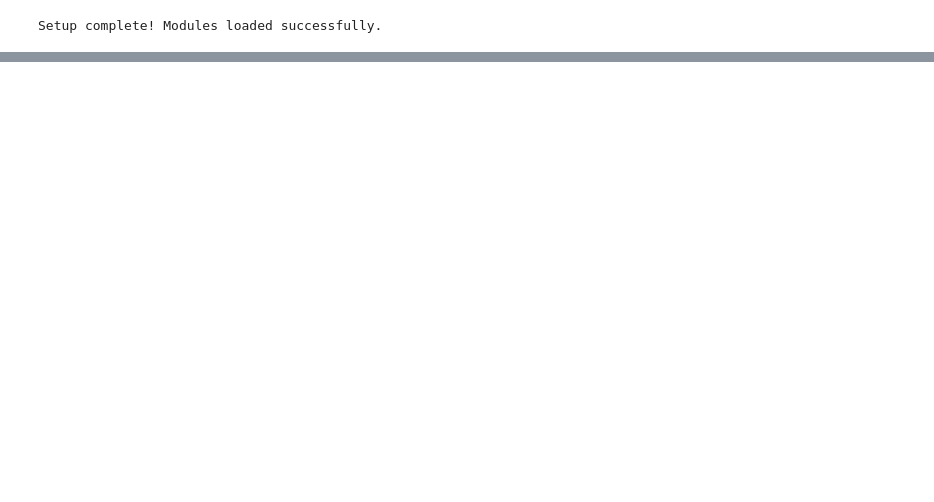
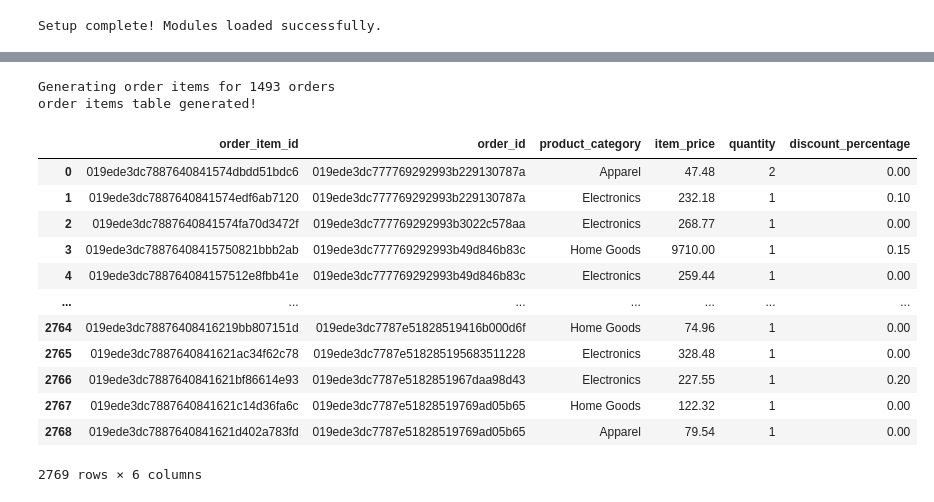
Before and after one commit to ruicchi/ph-ecommerce-data-simulator, a Jupyter notebook: synthetic_data_gen.ipynb, the cells around one changed output, grey strips where cells are left out. Cells and saved outputs as stored; diff of their text form; code cells hidden in the pictures; blank space fills up the shorter version.

```diff
--- a/synthetic_data_gen.ipynb
+++ b/synthetic_data_gen.ipynb
@@ -82,0 +94,19 @@ order items table generated!
+# %%
+test_order_items_df = generate_order_items(df_orders=test_orders_df, df_users=test_users_df, rng=rng)
+display(test_order_items_df)
+# %% [output]
+Generating order items for 1493 orders
+order items table generated!
+|  | order_item_id | order_id | product_category | item_price | quantity | discount_percentage |
+| 0 | 019ede3dc7887640841574dbdd51bdc6 | 019ede3dc777769292993b229130787a | Apparel | 47.48 | 2 | 0.00 |
+| 1 | 019ede3dc7887640841574edf6ab7120 | 019ede3dc777769292993b229130787a | Electronics | 232.18 | 1 | 0.10 |
+| 2 | 019ede3dc7887640841574fa70d3472f | 019ede3dc777769292993b3022c578aa | Electronics | 268.77 | 1 | 0.00 |
+| 3 | 019ede3dc78876408415750821bbb2ab | 019ede3dc777769292993b49d846b83c | Home Goods | 9710.00 | 1 | 0.15 |
+| 4 | 019ede3dc788764084157512e8fbb41e | 019ede3dc777769292993b49d846b83c | Electronics | 259.44 | 1 | 0.00 |
+| ... | ... | ... | ... | ... | ... | ... |
+| 2764 | 019ede3dc78876408416219bb807151d | 019ede3dc7787e51828519416b000d6f | Home Goods | 74.96 | 1 | 0.00 |
+| 2765 | 019ede3dc7887640841621ac34f62c78 | 019ede3dc7787e518285195683511228 | Electronics | 328.48 | 1 | 0.00 |
+| 2766 | 019ede3dc7887640841621bf86614e93 | 019ede3dc7787e5182851967daa98d43 | Electronics | 227.55 | 1 | 0.20 |
+| 2767 | 019ede3dc7887640841621c14d36fa6c | 019ede3dc7787e51828519769ad05b65 | Home Goods | 122.32 | 1 | 0.00 |
+| 2768 | 019ede3dc7887640841621d402a783fd | 019ede3dc7787e51828519769ad05b65 | Apparel | 79.54 | 1 | 0.00 |
+2769 rows × 6 columns
```
Also changed, not shown: parts of 5 cells of this notebook, 5 other files.
